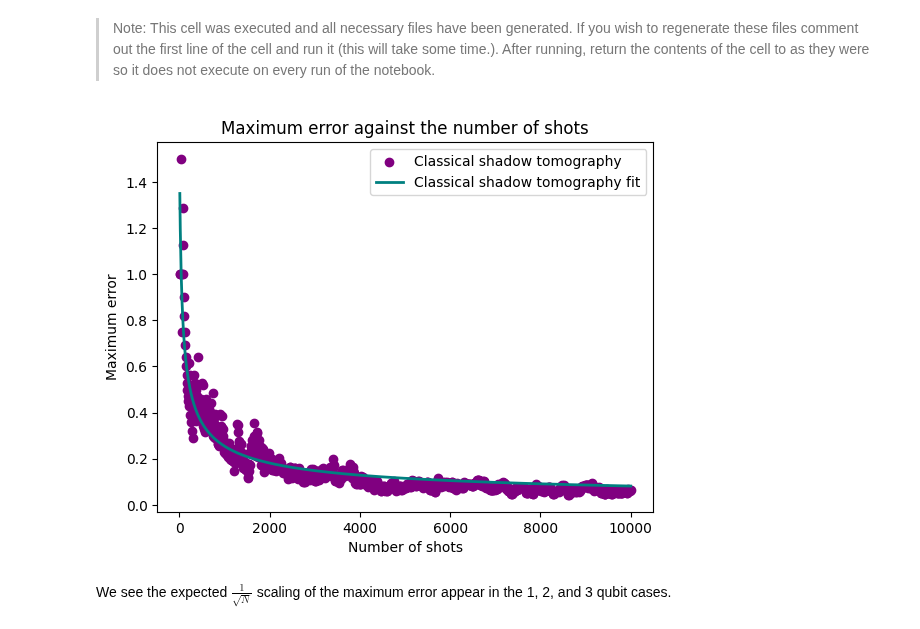
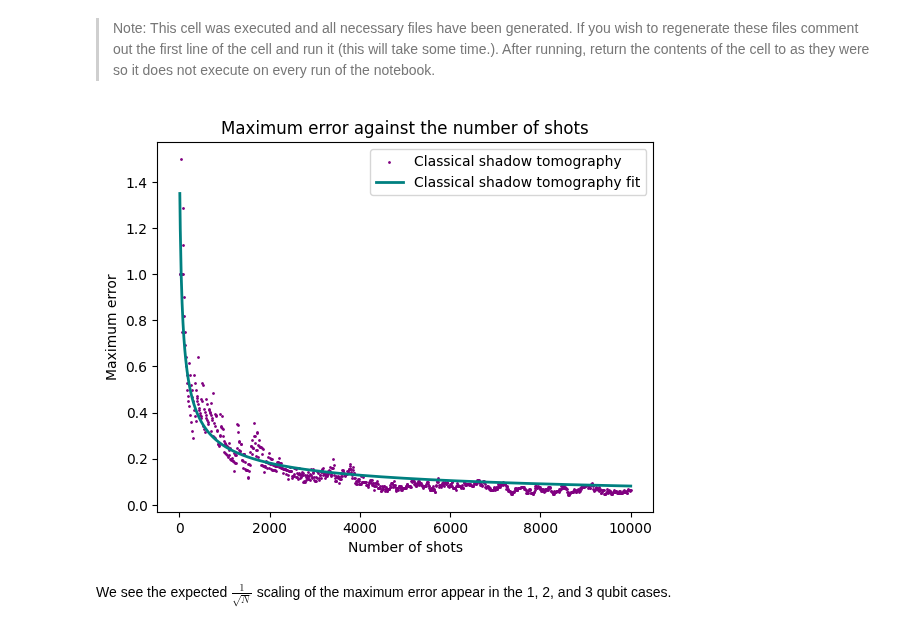
Before and after one commit to ZacharyKokot/Summer-Research-2024, a Jupyter notebook: ShadowTomography.ipynb, the cells around one changed output. Drawn from its saved outputs; the diff is of its cells as text; code cells hidden in the pictures.

```diff
--- a/ShadowTomography.ipynb
+++ b/ShadowTomography.ipynb
@@ -1195,31 +1175,14 @@ bell_state_qc.draw("mpl")
 # %% [output]
 [figure]
 # %%
-I = np.matrix([[1,0],[0,1]]) # 2x2 Identity matrix
-X = np.matrix([[0,1],[1,0]]) # Pauli-X matrix
-Y = np.matrix([[0,-1j],[1j,0]]) # Pauli-Y matrix
-Z = np.matrix([[1,0],[0,-1]]) # Pauli-Z matrix
-
-observables = [I, X, Y, Z]
-
 rho_true = DensityMatrix.from_instruction(bell_state_qc)
 
 shadow_size = 5000
 measurement_schemes_file = generate_pauli_measurement_schemes(bell_state_qc.num_qubits, shadow_size, 'data/bell_state.ms')
 shadow_collection_file = generate_classical_shadow(bell_state_qc, measurement_schemes_file, 'data/bell_state.mr')
 
-for i in itertools.product(['I','X','Y','Z'], repeat = bell_state_qc.num_qubits):
-    observable_matrix = [1]
-    for observable in i:
-        match observable:
-            case 'I':
-                observable_matrix = np.kron(observable_matrix, I)
-            case 'X':
-                observable_matrix = np.kron(observable_matrix, X)
-            case 'Y':
-                observable_matrix = np.kron(observable_matrix, Y)
-            case 'Z':
-                observable_matrix = np.kron(observable_matrix, Z)
+for i in n_point_paulis(bell_state_qc.num_qubits, 2):
+    observable_matrix = pauli_string_to_matrix(i)
 
     true_expectation = np.trace(observable_matrix @ rho_true.data)
     print(f"True expectation value for the {''.join(i)} observable: " + str(np.round(np.real(true_expectation), decimals = 4)))
@@ -1267,31 +1230,14 @@ ghz_state_qc.draw("mpl")
 # %% [output]
 [figure]
 # %%
-I = np.matrix([[1,0],[0,1]]) # 2x2 Identity matrix
-X = np.matrix([[0,1],[1,0]]) # Pauli-X matrix
-Y = np.matrix([[0,-1j],[1j,0]]) # Pauli-Y matrix
-Z = np.matrix([[1,0],[0,-1]]) # Pauli-Z matrix
-
-observables = [I, X, Y, Z]
-
 rho_true = DensityMatrix.from_instruction(ghz_state_qc)
 
 shadow_size = 5000
 measurement_schemes_file = generate_pauli_measurement_schemes(ghz_state_qc.num_qubits, shadow_size, 'data/ghz_state.ms')
 shadow_collection_file = generate_classical_shadow(ghz_state_qc, measurement_schemes_file, 'data/ghz_state.mr')
 
-for i in itertools.product(['I','X','Y','Z'], repeat = ghz_state_qc.num_qubits):
-    observable_matrix = [1]
-    for observable in i:
-        match observable:
-            case 'I':
-                observable_matrix = np.kron(observable_matrix, I)
-            case 'X':
-                observable_matrix = np.kron(observable_matrix, X)
-            case 'Y':
-                observable_matrix = np.kron(observable_matrix, Y)
-            case 'Z':
-                observable_matrix = np.kron(observable_matrix, Z)
+for i in n_point_paulis(ghz_state_qc.num_qubits, 3):
+    observable_matrix = pauli_string_to_matrix(i)
 
     true_expectation = np.trace(observable_matrix @ rho_true.data)
     print(f"True expectation value for the {''.join(i)} observable: " + str(np.round(np.real(true_expectation), decimals = 4)))
@@ -1588,16 +1534,16 @@ for size in shadow_sizes_3q:
 # %%
 # Plots
 # Plot the maximum error for each estimation method against the number of shots.
-plt.scatter(shadow_sizes_3q, max_shadow_error_3q, label = "Classical shadow tomography", color = "purple")
+plt.scatter(shadow_sizes_3q, max_shadow_error_3q, label = "Classical shadow tomography", color = "purple", s=1)
 params, params_cov = sp.optimize.curve_fit(inv_sqrt_fit, shadow_sizes_3q, max_shadow_error_3q, bounds = ([-100,-100], [100,100]))
 plt.plot(shadow_sizes_3q, [inv_sqrt_fit(x, params[0], params[1]) for x in shadow_sizes_3q], label = "Classical shadow tomography fit", color = "teal", lw = 2)
 plt.xlabel("Number of shots")
 plt.ylabel("Maximum error")
 plt.title("Maximum error against the number of shots")
 plt.legend()
 plt.show()
 # %% [output]
-[figure, old version]
+[figure, new version]
 # %% [markdown]
 We see the expected $\frac{1}{\sqrt{N}}$ scaling of the maximum error appear in the 1, 2, and 3 qubit cases.
 # %% [markdown]
```
Also changed, not shown: parts of 26 cells of this notebook, 14 other files.
